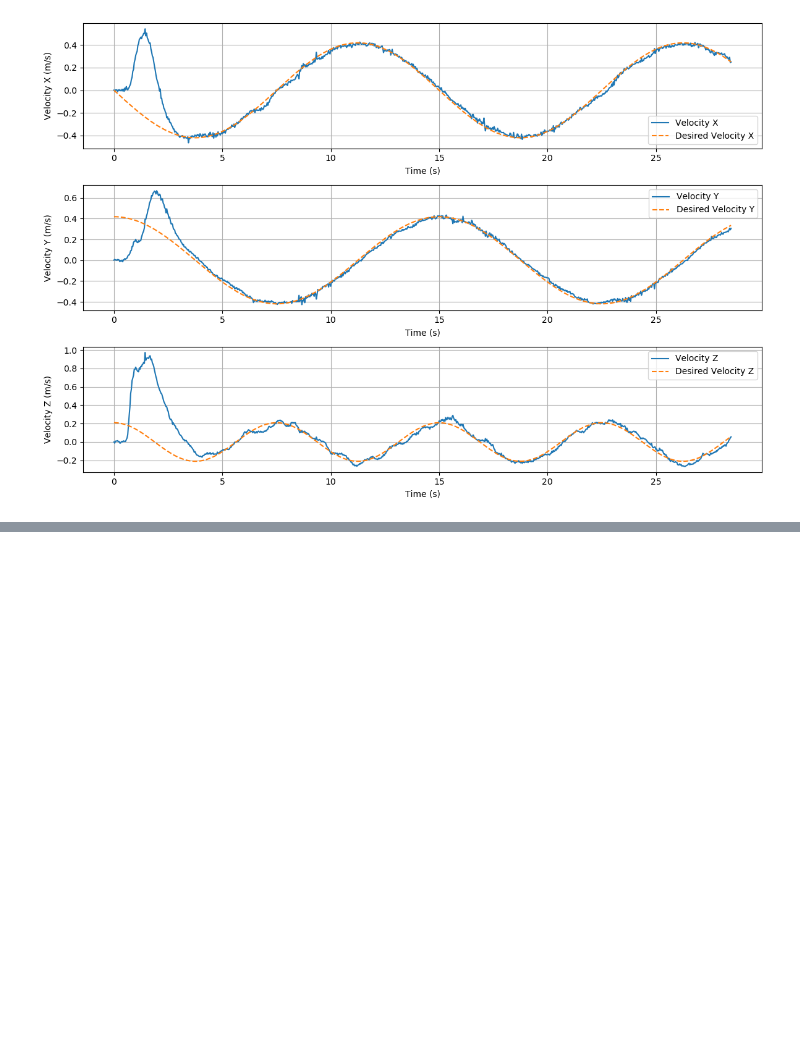
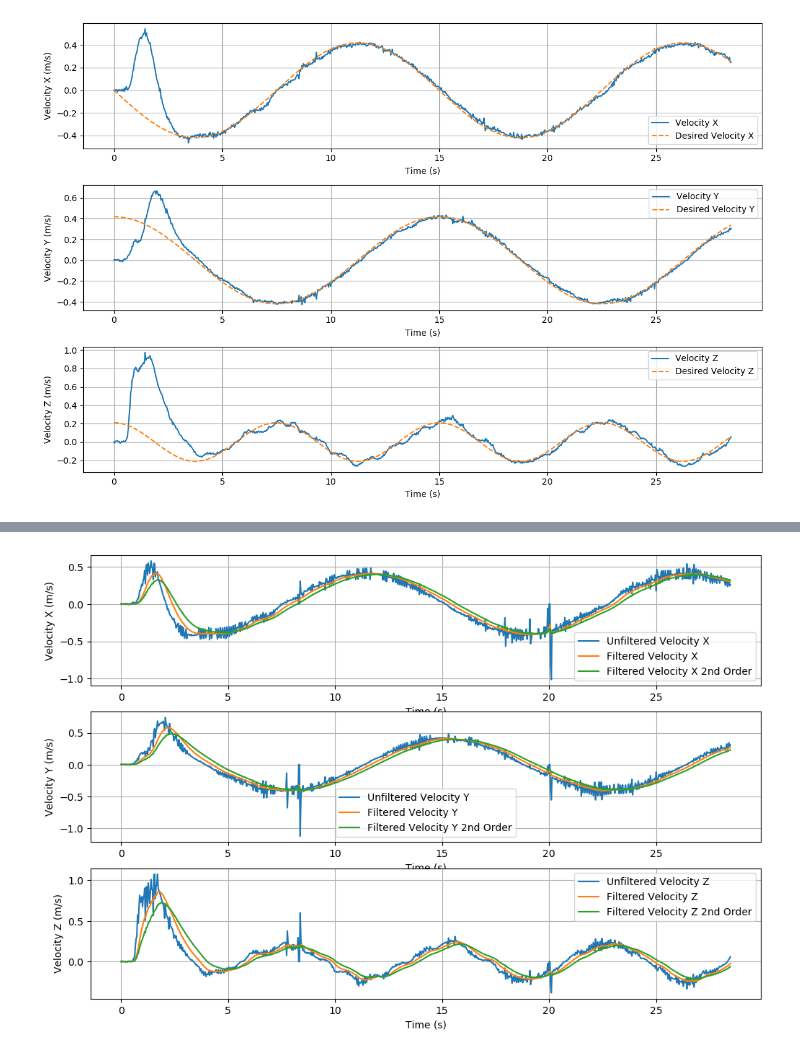
Before and after one commit to LuizMiguelTavares/aerial_robots, a Jupyter notebook: plot_data.ipynb, the cells around one changed output, grey strips where cells are left out. Drawn from its saved outputs; the diff is of its cells as text; code cells hidden in the pictures; blank space fills up the shorter version.

```diff
--- a/plot_data.ipynb
+++ b/plot_data.ipynb
@@ -122,0 +233,9 @@ Successfully loaded data from data/drone_data_2024_12_3_19_2_31.csv
+# %%
+x_pos = np.array(data['Pos_X'])
+y_pos = np.array(data['Pos_Y'])
+z_pos = np.array(data['Pos_Z'])
+
+time = np.array(data['Time'])
+
+positions = np.array([x_pos, y_pos, z_pos]).T
+positions
@@ -122,0 +290,39 @@ Successfully loaded data from data/drone_data_2024_12_3_19_2_31.csv
+# %%
+# plot velocities
+vel_no_filter = np.array(vel_no_filter)
+vel_1_order = np.array(vel_first_order_filter)
+vel_2_order = np.array(vel_second_order_filter)
+
+plt.figure(figsize=(12, 8))
+
+# X velocity
+plt.subplot(3, 1, 1)
+plt.plot(time, vel_no_filter[:, 0], label="Unfiltered Velocity X")
+plt.plot(time, vel_1_order[:, 0], label="Filtered Velocity X")
+plt.plot(time, vel_2_order[:, 0], label="Filtered Velocity X 2nd Order")
+plt.xlabel("Time (s)")
+plt.ylabel("Velocity X (m/s)")
+plt.legend()
+plt.grid()
+
+# Y velocity
+plt.subplot(3, 1, 2)
+plt.plot(time, vel_no_filter[:, 1], label="Unfiltered Velocity Y")
+plt.plot(time, vel_1_order[:, 1], label="Filtered Velocity Y")
+plt.plot(time, vel_2_order[:, 1], label="Filtered Velocity Y 2nd Order")
+plt.xlabel("Time (s)")
+plt.ylabel("Velocity Y (m/s)")
+plt.legend()
+plt.grid()
+
+# Z velocity
+plt.subplot(3, 1, 3)
+plt.plot(time, vel_no_filter[:, 2], label="Unfiltered Velocity Z")
+plt.plot(time, vel_1_order[:, 2], label="Filtered Velocity Z")
+plt.plot(time, vel_2_order[:, 2], label="Filtered Velocity Z 2nd Order")
+plt.xlabel("Time (s)")
+plt.ylabel("Velocity Z (m/s)")
+plt.legend()
+plt.grid()
+# %% [output]
+[figure, added]
```
Also changed, not shown: parts of 11 cells of this notebook, 1 other file.
